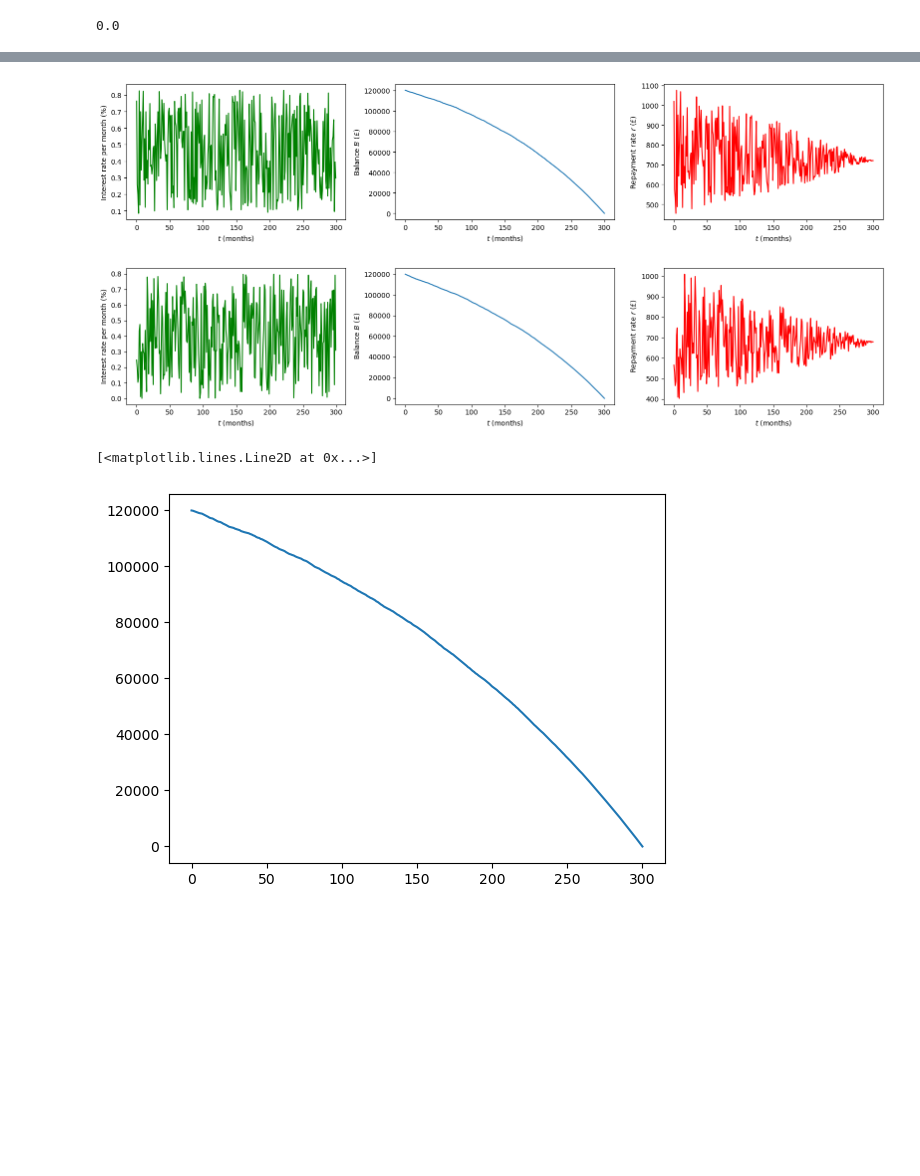
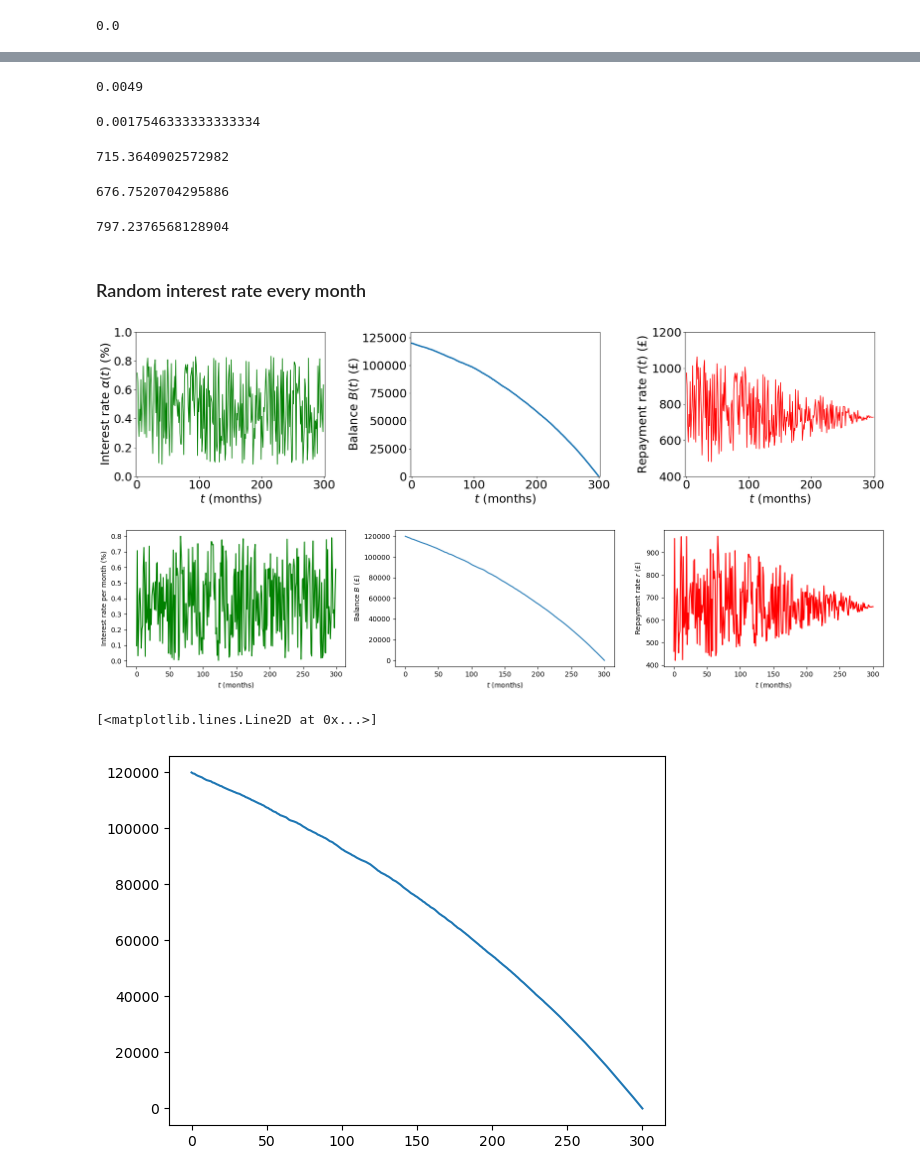
Before and after one commit to recll/MortgagePayoff, a Jupyter notebook: notebooks/ComboVariableFixed.ipynb, the cells around one changed output, grey strips where cells are left out. Cells and saved outputs as stored; diff of their text form; code cells hidden in the pictures; blank space fills up the shorter version.

```diff
--- a/notebooks/ComboVariableFixed.ipynb
+++ b/notebooks/ComboVariableFixed.ipynb
@@ -1,6 +1,9 @@
 # %%
 import numpy as np
 import matplotlib.pyplot as plt
+# %%
+import matplotlib
+matplotlib.rcParams.update({'font.size': 23})
 # %%
 class ComboMortgage:
     def __init__(self, B_0, T, alpha_list):
@@ -115,29 +183,57 @@ plt.plot(r_list)
+# %%
+a_list[-1]
+# %% [output]
+0.0049
+# %%
+a_list[-37]
+# %% [output]
+0.0017546333333333334
+# %%
+r_list[-1]
+# %% [output]
+715.3640902572982
+# %%
+r_list[-38]
+# %% [output]
+676.7520704295886
+# %%
+max(r_list)
+# %% [output]
+797.2376568128904
+# %% [markdown]
+### Random interest rate every month
 # %%
 import random
+random.seed(0)
 B_0 = 120000
 T = 300
 a_list = [random.uniform(0.01/12, 0.1/12) for i in range(T)]
-a_list = [random.random()/1000 for i in range(T)]
 c = ComboMortgage(B_0, T, a_list)
 B_list, r_list = c.calc_B_and_r()
 
-plt.figure(figsize=(16,3.5))
+plt.figure(figsize=(22,5.5))
 plt.subplot(131)
+plt.xlim(-2,302)
+plt.ylim(0,1)
 plt.plot(np.array(a_list)*100, 'g')
-plt.ylabel("Interest rate per month (%)")
+plt.ylabel("Interest rate $α(t)$ (%)")
 plt.xlabel("$t$ (months)")
 plt.subplot(132)
-plt.plot(B_list)
+plt.plot(B_list, linewidth=3)
+plt.xlim([-2,302])
+plt.ylim([0,130000])
 plt.xlabel("$t$ (months)")
-plt.ylabel("Balance $B$ (£)")
+plt.ylabel("Balance $B(t)$ (£)")
 plt.subplot(133)
 plt.plot(np.array(r_list), 'r')
 plt.xlabel("$t$ (months)")
-plt.ylabel("Repayment rate $r$ (£)")
+plt.ylabel("Repayment rate $r(t)$ (£)")
+plt.xlim(-2,302)
+plt.ylim(400,1200)
 plt.tight_layout()
-plt.savefig("ComboInterest300.pdf")
+plt.savefig("ComboInterest300.pdf", bbox_inches='tight')
 # %% [output]
-[figure, old version]
+[figure, new version]
 # %%
 import random
 B_0 = 120000
@@ -163,12 +259,12 @@ plt.ylabel("Repayment rate $r$ (£)")
 plt.tight_layout()
 plt.savefig("ComboInterest300.pdf")
 # %% [output]
-[figure, old version]
+[figure, new version]
 # %%
 plt.plot(B_list)
 # %% [output]
 [<matplotlib.lines.Line2D at 0x...>]
-[figure, old version]
+[figure, new version]
 # %%
 plt.plot(r_list)
 # %% [output]
```
Also changed, not shown: parts of 11 cells of this notebook.
